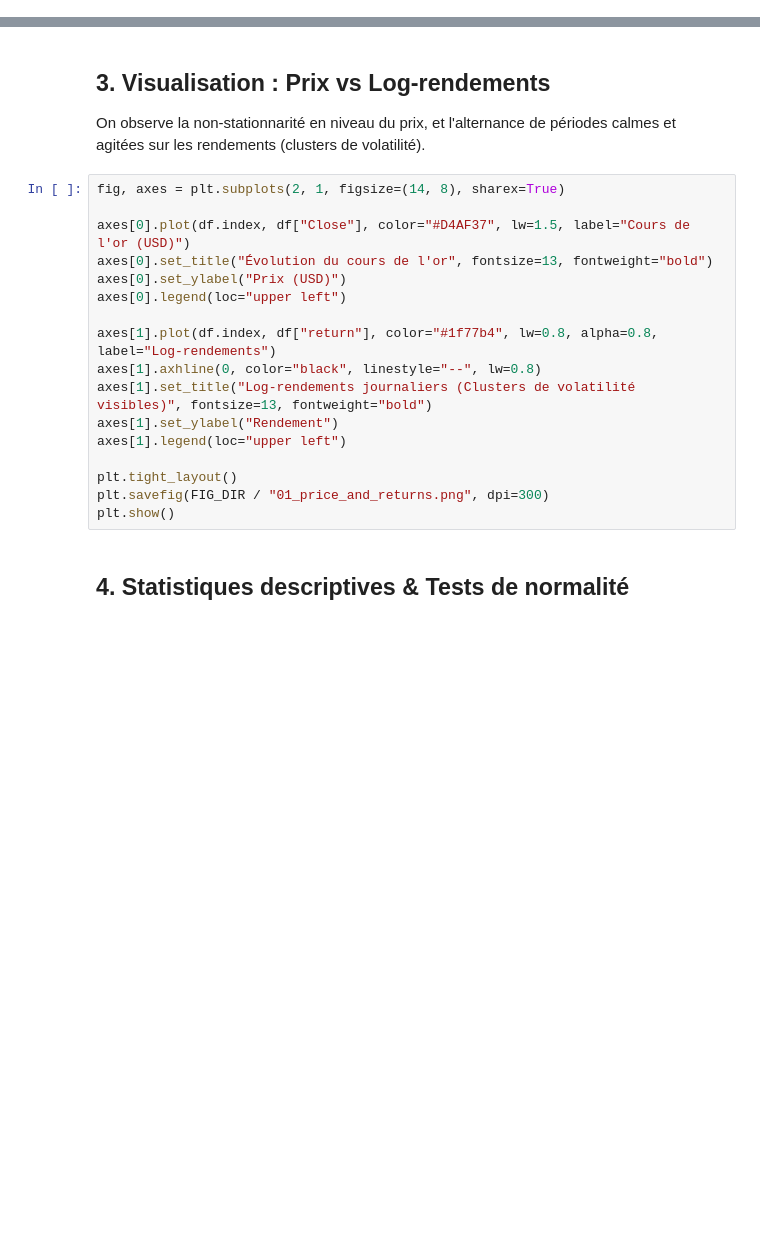
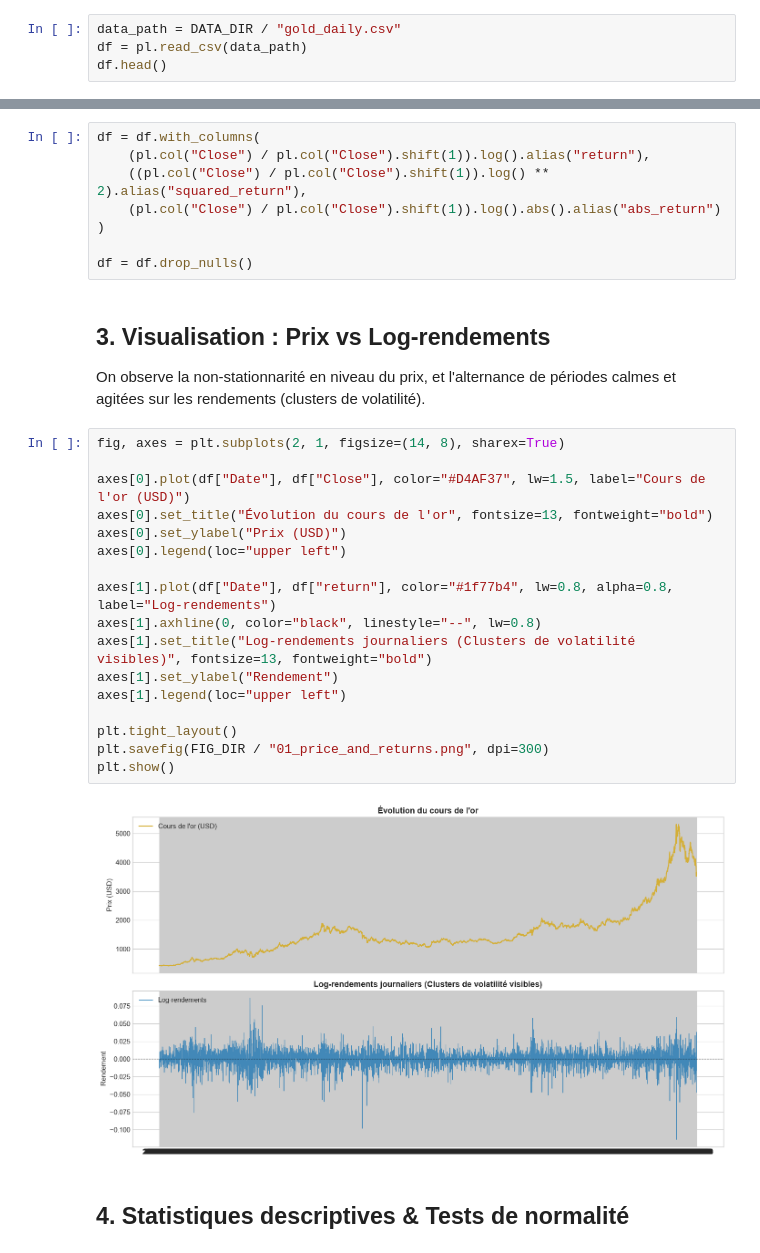
Before and after one commit to fulfam97/Times-series-project, a Jupyter notebook: notebooks/01_eda.ipynb, the cells around one changed output, grey strips where cells are left out. Cells and saved outputs as stored; diff of their text form; blank space fills up the shorter version.

```diff
--- a/notebooks/01_eda.ipynb
+++ b/notebooks/01_eda.ipynb
@@ -43,0 +38,4 @@ df.head()
+# %%
+data_path = DATA_DIR / "gold_daily.csv"
+df = pl.read_csv(data_path)
+df.head()
@@ -56,6 +67,14 @@ df["abs_return"] = np.abs(df["return"])
 # Retrait de la première valeur NaN
 df = df.dropna().copy()
 df.head()
+# %%
+df = df.with_columns(
+    (pl.col("Close") / pl.col("Close").shift(1)).log().alias("return"),
+    ((pl.col("Close") / pl.col("Close").shift(1)).log() ** 2).alias("squared_return"),
+    (pl.col("Close") / pl.col("Close").shift(1)).log().abs().alias("abs_return")
+)
+
+df = df.drop_nulls()
 # %% [markdown]
 ## 3. Visualisation : Prix vs Log-rendements
 
@@ -63,20 +82,22 @@ On observe la non-stationnarité en niveau du prix, et l'alternance de périodes
 # %%
 fig, axes = plt.subplots(2, 1, figsize=(14, 8), sharex=True)
 
-axes[0].plot(df.index, df["Close"], color="#D4AF37", lw=1.5, label="Cours de l'or (USD)")
+axes[0].plot(df["Date"], df["Close"], color="#D4AF37", lw=1.5, label="Cours de l'or (USD)")
 axes[0].set_title("Évolution du cours de l'or", fontsize=13, fontweight="bold")
 axes[0].set_ylabel("Prix (USD)")
 axes[0].legend(loc="upper left")
 
-axes[1].plot(df.index, df["return"], color="#1f77b4", lw=0.8, alpha=0.8, label="Log-rendements")
+axes[1].plot(df["Date"], df["return"], color="#1f77b4", lw=0.8, alpha=0.8, label="Log-rendements")
 axes[1].axhline(0, color="black", linestyle="--", lw=0.8)
 axes[1].set_title("Log-rendements journaliers (Clusters de volatilité visibles)", fontsize=13, fontweight="bold")
 axes[1].set_ylabel("Rendement")
 axes[1].legend(loc="upper left")
 
 plt.tight_layout()
 plt.savefig(FIG_DIR / "01_price_and_returns.png", dpi=300)
 plt.show()
+# %% [output]
+[figure, added]
 # %% [markdown]
 ## 4. Statistiques descriptives & Tests de normalité
 # %%
```
Also changed, not shown: parts of 7 cells of this notebook, 2 other files.
